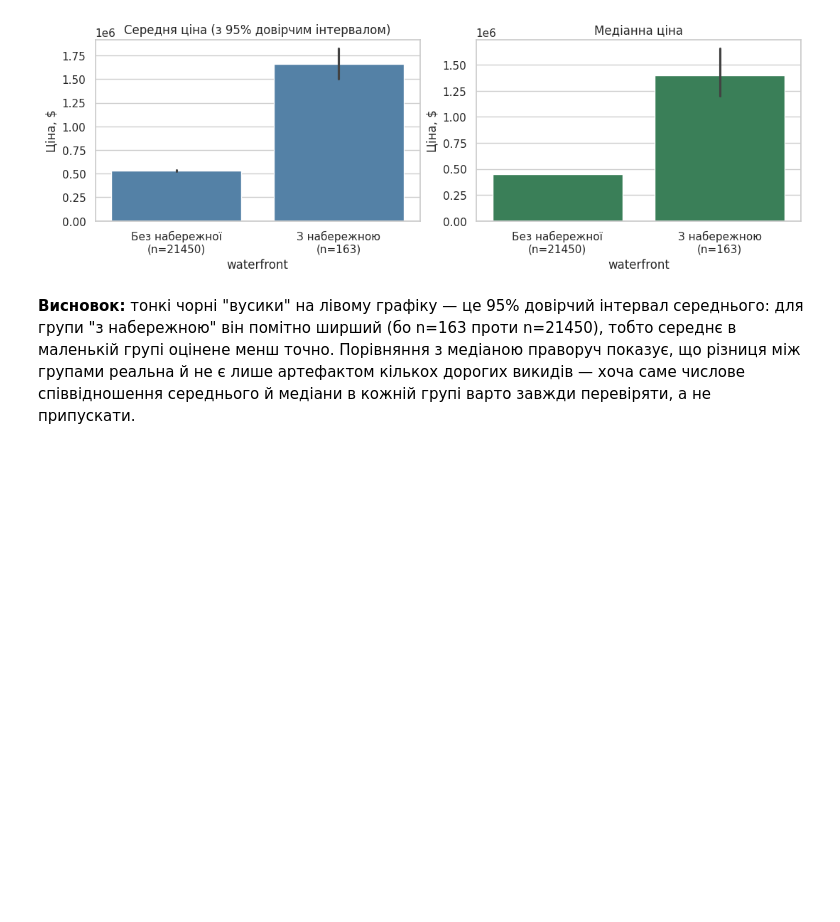
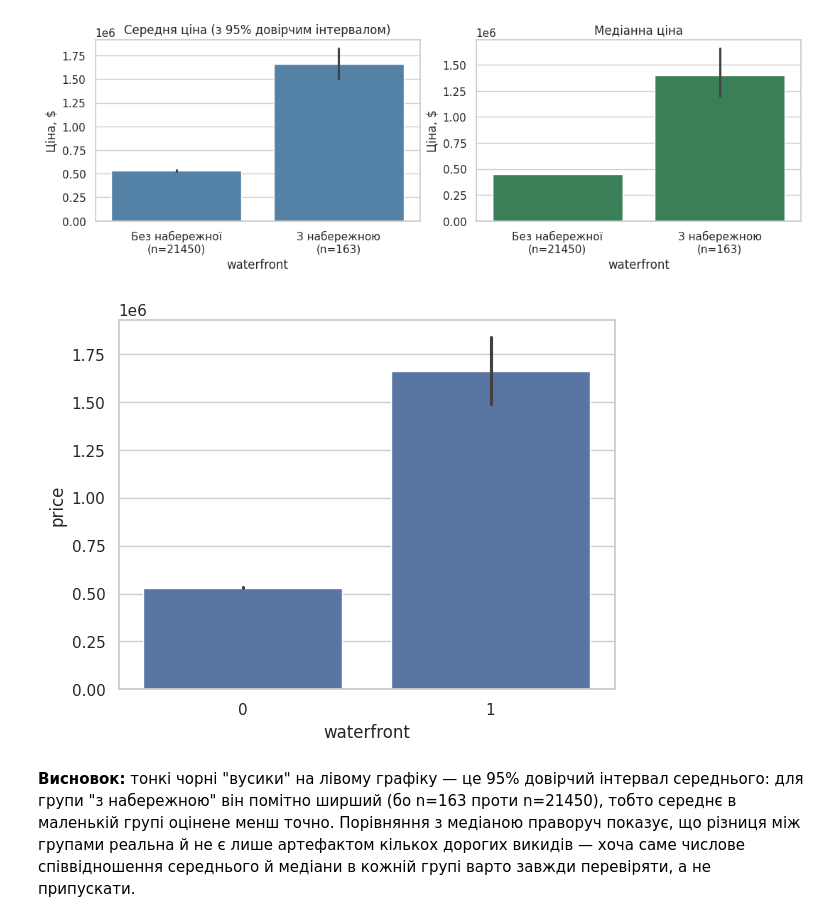
Before and after one commit to cpython-projects/da_27_07_2026, a Jupyter notebook: lesson_19.ipynb, the cells around one changed output. Saved outputs shown, nothing was run; the diff lists cells and outputs as text; code cells hidden in the pictures; blank space fills up the shorter version.

```diff
--- a/lesson_19.ipynb
+++ b/lesson_19.ipynb
@@ -752,6 +778,11 @@ plt.tight_layout()
 plt.show()
 # %% [output]
 [figure]
+# %%
+sns.barplot(data=df, x='waterfront', y='price')
+plt.show()
+# %% [output]
+[figure, added]
 # %% [markdown]
 **Висновок:** тонкі чорні "вусики" на лівому графіку — це 95% довірчий інтервал середнього: для групи "з набережною" він помітно ширший (бо n=163 проти n=21450), тобто середнє в маленькій групі оцінене менш точно. Порівняння з медіаною праворуч показує, що різниця між групами реальна й не є лише артефактом кількох дорогих викидів — хоча саме числове співвідношення середнього й медіани в кожній групі варто завжди перевіряти, а не припускати.
 # %% [markdown]
```
Also changed, not shown: parts of 13 cells of this notebook.
